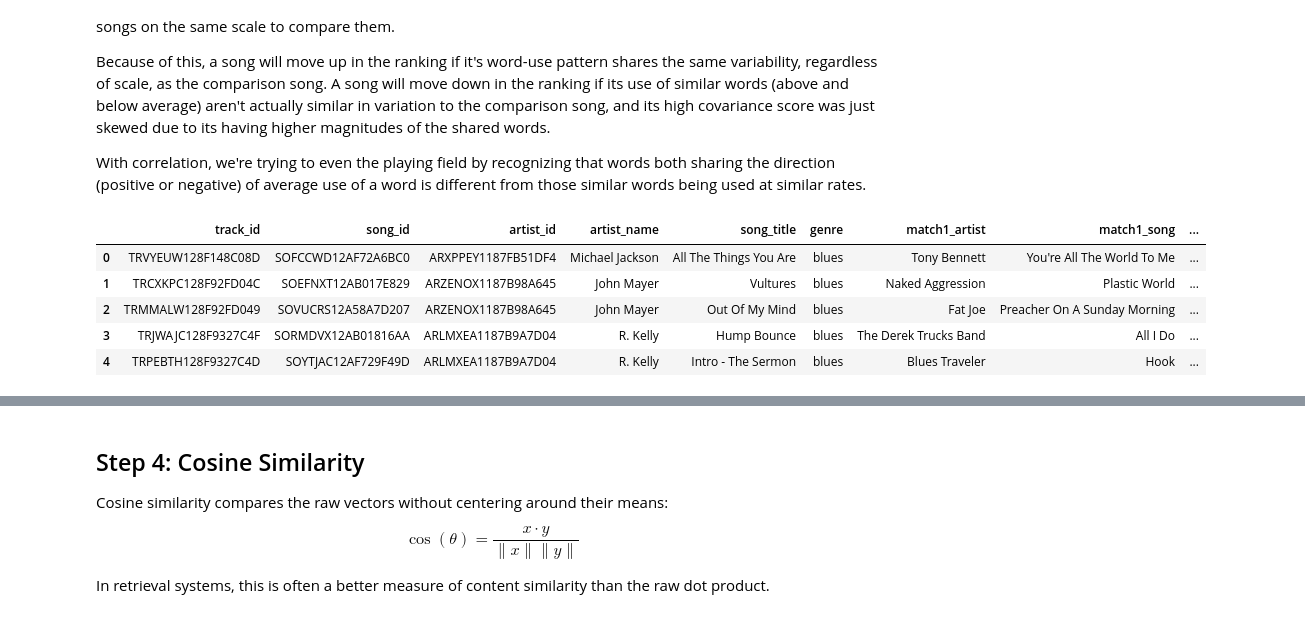
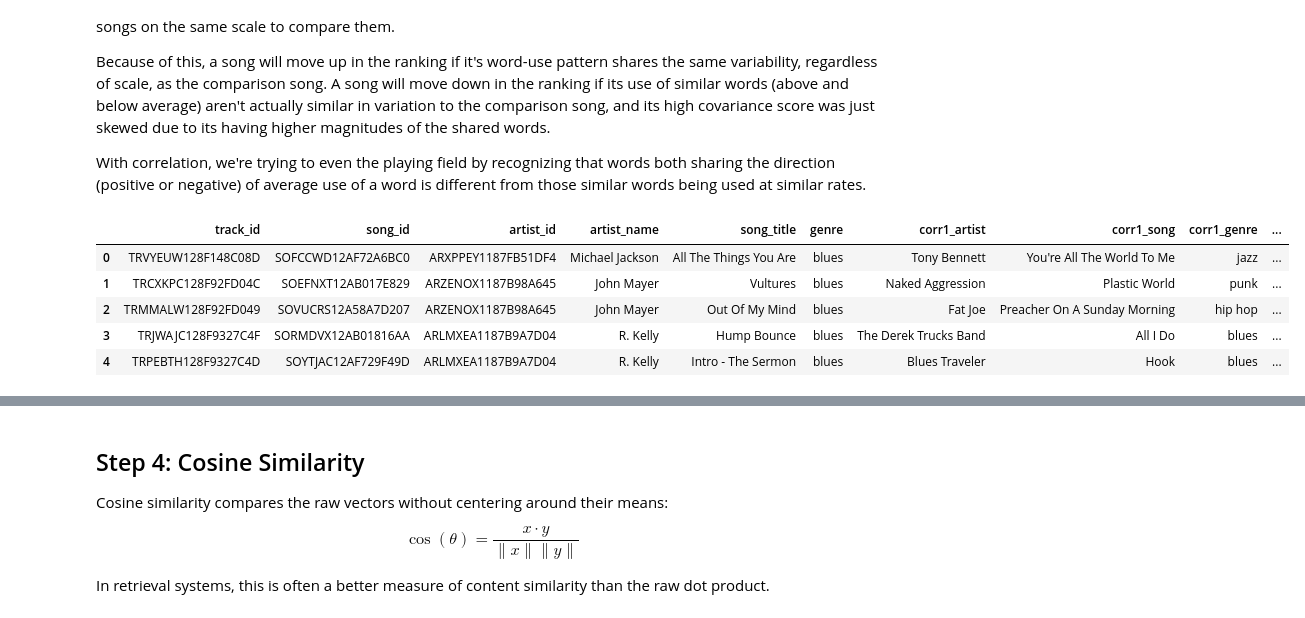
Before and after one commit to ae-phillips/uu_vectors_and_matrices, a Jupyter notebook: Thursday Lab/lab_01.ipynb, the cells around one changed output, grey strips where cells are left out. Saved outputs shown, nothing was run; the diff lists cells and outputs as text; code cells hidden in the pictures.

```diff
--- a/Thursday Lab/lab_01.ipynb
+++ b/Thursday Lab/lab_01.ipynb
@@ -446,48 +464,48 @@ for i in range(len(top_40)):
     song_id = top_40.iloc[i]["song_id"]
     song_index = songs[songs["song_id"] == song_id].index[0]
     song_vector = X[song_index]
 
     song_centered = song_vector - song_vector.mean()
     X_centered = X - X.mean(axis=1, keepdims=True)
     centered_top_scores = X_centered @ song_centered
 
     top_covariance_scores = centered_top_scores / X.shape[1]
     song_std = song_vector.std()
     X_std = X.std(axis=1)
     denom = X_std * song_std
 
     corr_top_scores = np.divide(
     top_covariance_scores,
     denom,
     out=np.zeros_like(top_covariance_scores),
     where=denom != 0,)
 
 
     corr_top_scores[song_index] = -np.inf
     corr_top_indices = np.argsort(corr_top_scores)[::-1][:3]
     corr_top_scores = corr_top_scores[corr_top_indices]
 
-    corr_top_results.loc[i, "match1_artist"] = songs.iloc[corr_top_indices[0]]["artist_name"]
-    corr_top_results.loc[i, "match1_song"] = songs.iloc[corr_top_indices[0]]["song_title"]
-    corr_top_results.loc[i, "match1_genre"] = songs.iloc[corr_top_indices[0]]["genre"]
-    corr_top_results.loc[i, "match1_score"] = corr_top_scores[0]
+    corr_top_results.loc[i, "corr1_artist"] = songs.iloc[corr_top_indices[0]]["artist_name"]
+    corr_top_results.loc[i, "corr1_song"] = songs.iloc[corr_top_indices[0]]["song_title"]
+    corr_top_results.loc[i, "corr1_genre"] = songs.iloc[corr_top_indices[0]]["genre"]
+    corr_top_results.loc[i, "corr1_score"] = corr_top_scores[0]
 
-    corr_top_results.loc[i, "match2_artist"] = songs.iloc[corr_top_indices[1]]["artist_name"]
-    corr_top_results.loc[i, "match2_song"] = songs.iloc[corr_top_indices[1]]["song_title"]
-    corr_top_results.loc[i, "match2_genre"] = songs.iloc[corr_top_indices[1]]["genre"]
-    corr_top_results.loc[i, "match2_score"] = corr_top_scores[1]
+    corr_top_results.loc[i, "corr2_artist"] = songs.iloc[corr_top_indices[1]]["artist_name"]
+    corr_top_results.loc[i, "corr2_song"] = songs.iloc[corr_top_indices[1]]["song_title"]
+    corr_top_results.loc[i, "corr2_genre"] = songs.iloc[corr_top_indices[1]]["genre"]
+    corr_top_results.loc[i, "corr2_score"] = corr_top_scores[1]
 
-    corr_top_results.loc[i, "match3_artist"] = songs.iloc[corr_top_indices[2]]["artist_name"]
-    corr_top_results.loc[i, "match3_song"] = songs.iloc[corr_top_indices[2]]["song_title"]
-    corr_top_results.loc[i, "match3_genre"] = songs.iloc[corr_top_indices[2]]["genre"]
-    corr_top_results.loc[i, "match3_score"] = corr_top_scores[2]
+    corr_top_results.loc[i, "corr3_artist"] = songs.iloc[corr_top_indices[2]]["artist_name"]
+    corr_top_results.loc[i, "corr3_song"] = songs.iloc[corr_top_indices[2]]["song_title"]
+    corr_top_results.loc[i, "corr3_genre"] = songs.iloc[corr_top_indices[2]]["genre"]
+    corr_top_results.loc[i, "corr3_score"] = corr_top_scores[2]
 
 
 corr_top_results.head()
 # %% [output]
-|  | track_id | song_id | artist_id | artist_name | song_title | genre | match1_artist | match1_song | ... |
-| 0 | TRVYEUW128F148C08D | SOFCCWD12AF72A6BC0 | ARXPPEY1187FB51DF4 | Michael Jackson | All The Things You Are | blues | Tony Bennett | You're All The World To Me | ... |
-| 1 | TRCXKPC128F92FD04C | SOEFNXT12AB017E829 | ARZENOX1187B98A645 | John Mayer | Vultures | blues | Naked Aggression | Plastic World | ... |
-| 2 | TRMMALW128F92FD049 | SOVUCRS12A58A7D207 | ARZENOX1187B98A645 | John Mayer | Out Of My Mind | blues | Fat Joe | Preacher On A Sunday Morning | ... |
-| 3 | TRJWAJC128F9327C4F | SORMDVX12AB01816AA | ARLMXEA1187B9A7D04 | R. Kelly | Hump Bounce | blues | The Derek Trucks Band | All I Do | ... |
-| 4 | TRPEBTH128F9327C4D | SOYTJAC12AF729F49D | ARLMXEA1187B9A7D04 | R. Kelly | Intro - The Sermon | blues | Blues Traveler | Hook | ... |
+|  | track_id | song_id | artist_id | artist_name | song_title | genre | corr1_artist | corr1_song | corr1_genre | ... |
+| 0 | TRVYEUW128F148C08D | SOFCCWD12AF72A6BC0 | ARXPPEY1187FB51DF4 | Michael Jackson | All The Things You Are | blues | Tony Bennett | You're All The World To Me | jazz | ... |
+| 1 | TRCXKPC128F92FD04C | SOEFNXT12AB017E829 | ARZENOX1187B98A645 | John Mayer | Vultures | blues | Naked Aggression | Plastic World | punk | ... |
+| 2 | TRMMALW128F92FD049 | SOVUCRS12A58A7D207 | ARZENOX1187B98A645 | John Mayer | Out Of My Mind | blues | Fat Joe | Preacher On A Sunday Morning | hip hop | ... |
+| 3 | TRJWAJC128F9327C4F | SORMDVX12AB01816AA | ARLMXEA1187B9A7D04 | R. Kelly | Hump Bounce | blues | The Derek Trucks Band | All I Do | blues | ... |
+| 4 | TRPEBTH128F9327C4D | SOYTJAC12AF729F49D | ARLMXEA1187B9A7D04 | R. Kelly | Intro - The Sermon | blues | Blues Traveler | Hook | blues | ... |
```
Also changed, not shown: parts of 13 cells of this notebook, 1 other file.
